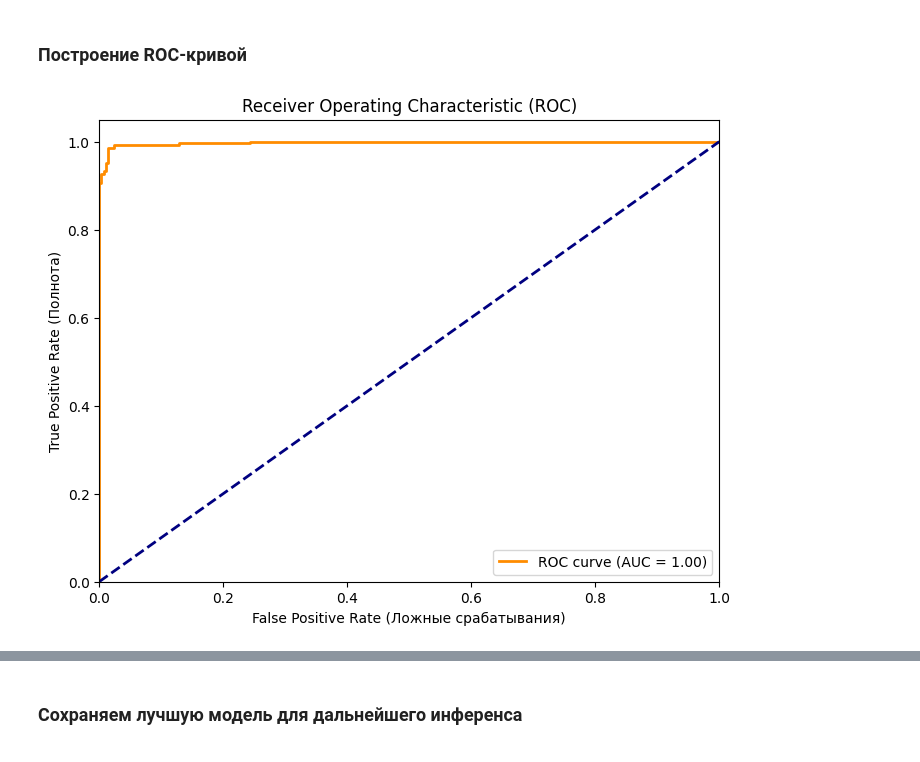
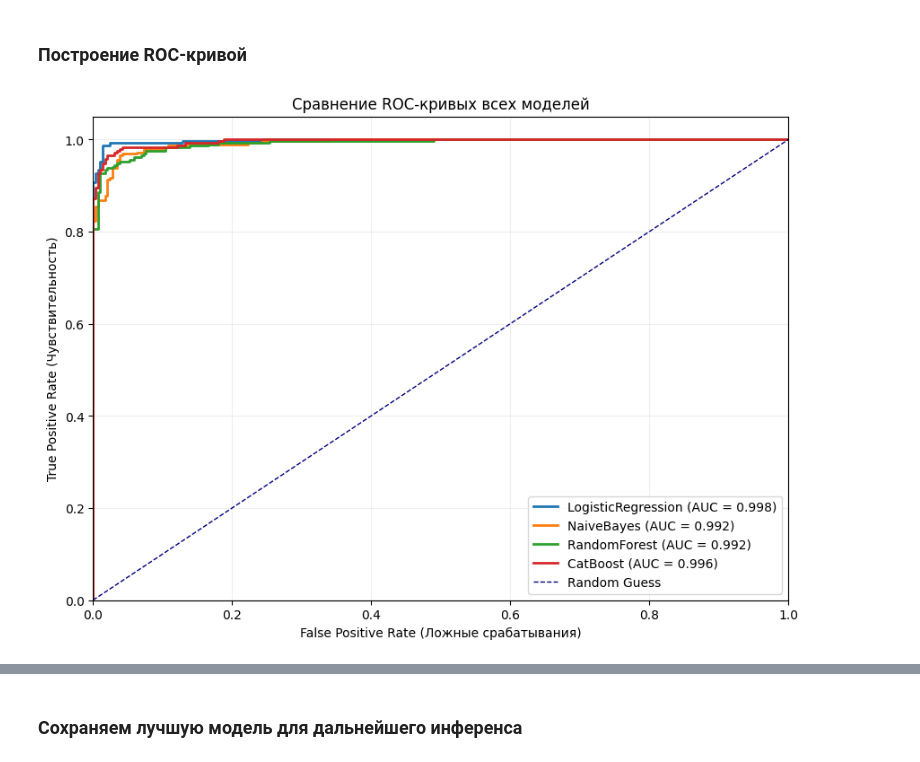
Before and after one commit to budaog300/AiTextDetector, a Jupyter notebook: ml/01_tfidf_logreg_baseline.ipynb, the cells around one changed output, grey strips where cells are left out. Drawn from its saved outputs; the diff is of its cells as text; code cells hidden in the pictures.

```diff
--- a/ml/01_tfidf_logreg_baseline.ipynb
+++ b/ml/01_tfidf_logreg_baseline.ipynb
@@ -134,11 +203,21 @@ metrics
 # %% [markdown]
 ### Матрица ошибок
 # %%
-cm = confusion_matrix(y_test, y_pred)
-disp = ConfusionMatrixDisplay(confusion_matrix=cm)
+n_models = len(best_results)
+fig, axes = plt.subplots(1, n_models, figsize=(5 * n_models, 4))
 
-fig, ax = plt.subplots(figsize=(4, 4))
-disp.plot(ax=ax, cmap='Blues', colorbar=False)
-plt.title("Confusion Matrix")
+if n_models == 1:
+    axes = [axes]
+
+for i, (name, res) in enumerate(best_results.items()):
+    model = res["best_model"]
+    y_pred = model.predict(X_test)
+    cm = confusion_matrix(y_test, y_pred)
+
+    disp = ConfusionMatrixDisplay(confusion_matrix=cm, display_labels=['Human', 'AI'])
+    disp.plot(ax=axes[i], cmap='Blues', colorbar=False)
+    axes[i].set_title(f"CM: {name}")
+
+plt.tight_layout()
 plt.show()
 # %% [output]
@@ -146,24 +225,29 @@ plt.show()
 # %% [markdown]
 ### Построение ROC-кривой
 # %%
-if hasattr(best_model, "predict_proba"):
-    y_score = best_model.predict_proba(X_test)[:, 1]
-else:
-    y_score = best_model.decision_function(X_test)
+plt.figure(figsize=(10, 7))
 
-fpr, tpr, _ = roc_curve(y_test, y_score)
-roc_auc = auc(fpr, tpr)
+for name, res in best_results.items():
+    model = res["best_model"]
 
-plt.figure(figsize=(8, 6))
-plt.plot(fpr, tpr, color='darkorange', lw=2, label=f'ROC curve (AUC = {roc_auc:.2f})')
-plt.plot([0, 1], [0, 1], 'k--', color='navy', lw=2, linestyle='--')
+    if hasattr(model, "predict_proba"):
+        y_score = model.predict_proba(X_test)[:, 1]
+    else:
+        y_score = model.decision_function(X_test)
 
+    fpr, tpr, _ = roc_curve(y_test, y_score)
+    roc_auc = auc(fpr, tpr)
+
+    plt.plot(fpr, tpr, lw=2, label=f'{name} (AUC = {roc_auc:.3f})')
+
+plt.plot([0, 1], [0, 1], color='navy', lw=1, linestyle='--', label='Random Guess')
 plt.xlim([0.0, 1.0])
 plt.ylim([0.0, 1.05])
 plt.xlabel('False Positive Rate (Ложные срабатывания)')
-plt.ylabel('True Positive Rate (Полнота)')
-plt.title('Receiver Operating Characteristic (ROC)')
+plt.ylabel('True Positive Rate (Чувствительность)')
+plt.title('Сравнение ROC-кривых всех моделей')
 plt.legend(loc="lower right")
+plt.grid(alpha=0.2)
 plt.show()
 # %% [output]
-[figure, old version]
+[figure, new version]
```
Also changed, not shown: parts of 13 cells of this notebook, 5 other files.
